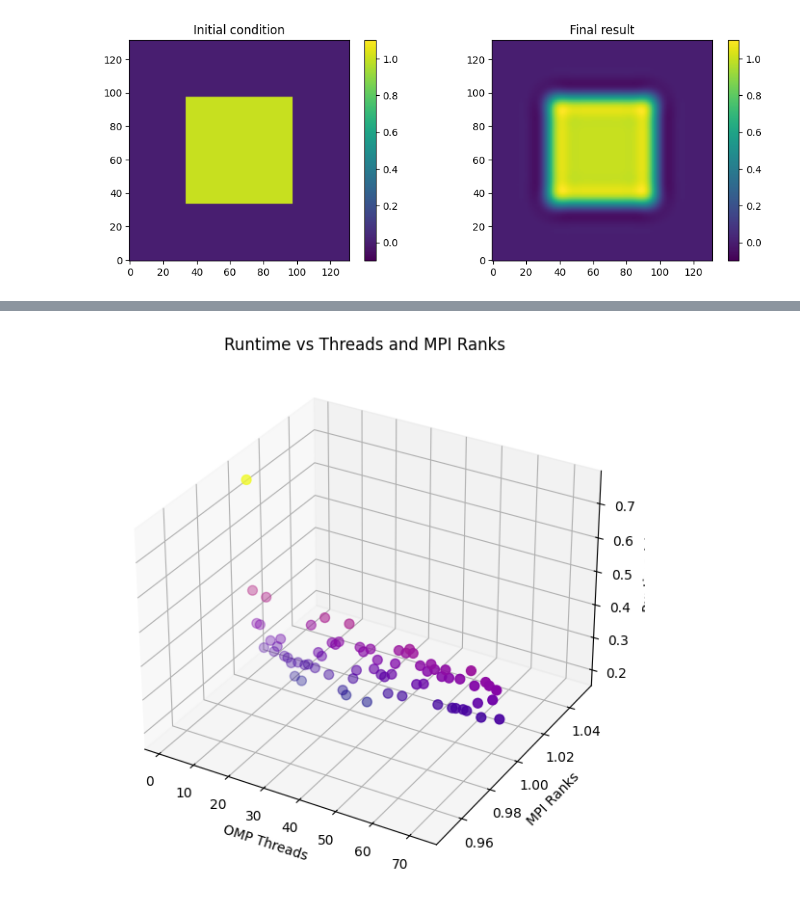
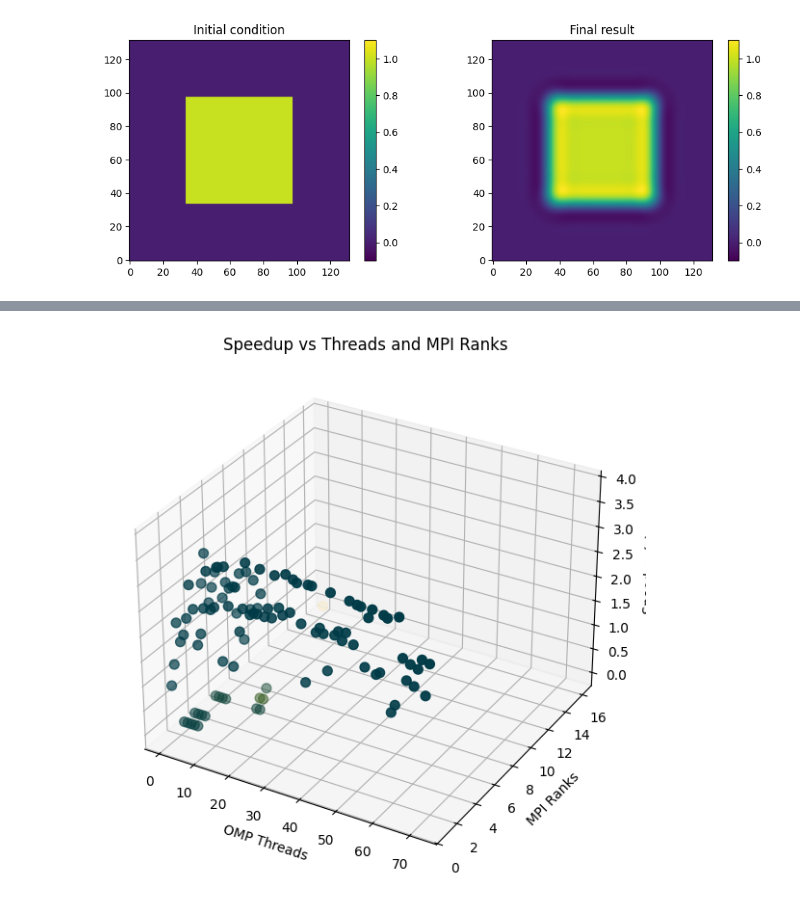
Before and after one commit to Rainette9/HPC4WC_proj5, a Jupyter notebook: OPENMP_MPI.ipynb, the cells around one changed output, grey strips where cells are left out. Cells and saved outputs as stored; diff of their text form; code cells hidden in the pictures.

```diff
--- a/OPENMP_MPI.ipynb
+++ b/OPENMP_MPI.ipynb
@@ -123,0 +159,5 @@ Running with 72 threads and 4 MPI tasks
+# %%
+#### Define baseline runtime
+exec(open("out_128_128.txt", "r").read())
+T_baseline=runtimes[1][1]
+print(T_baseline)
@@ -124,12 +166,13 @@ Running with 72 threads and 4 MPI tasks
 # %%
-exec(open("out.txt", "r").read())
+exec(open("out_128_128.txt", "r").read())
 
 labels = []
 times = []
-
+speedups= []
 for nthreads in range(len(runtimes)):
     for nnodes in range(len(runtimes[nthreads])):
         runtime = runtimes[nthreads][nnodes]
         if runtime > 0.0:  # only plot entries that were filled
             labels.append([nthreads, nnodes])
             times.append(runtime)
+            speedups.append(T_baseline/runtime)
@@ -148,19 +179,19 @@ ValueError: shape mismatch: objects cannot be broadcast to a single shape.  Mism
 # %%
 import matplotlib.pyplot as plt
 from mpl_toolkits.mplot3d import Axes3D
 
 fig = plt.figure(figsize=(10, 7))
 ax = fig.add_subplot(111, projection='3d')
 
 nthreads = [l[0] for l in labels]
 ntasks = [l[1] for l in labels]
 
-ax.scatter(nthreads, ntasks, times, c=times, cmap='plasma', s=50)
+ax.scatter(nthreads, ntasks, speedups, c=times, cmap=cm.bamako, s=50)
 
 ax.set_xlabel("OMP Threads")
 ax.set_ylabel("MPI Ranks")
-ax.set_zlabel("Runtime (s)")
-ax.set_title("Runtime vs Threads and MPI Ranks")
+ax.set_zlabel("Speedup (s)")
+ax.set_title("Speedup vs Threads and MPI Ranks")
 plt.show()
 # %% [output]
-[figure, old version]
+[figure, new version]
```
Also changed, not shown: parts of 17 cells of this notebook, 13 other files.
